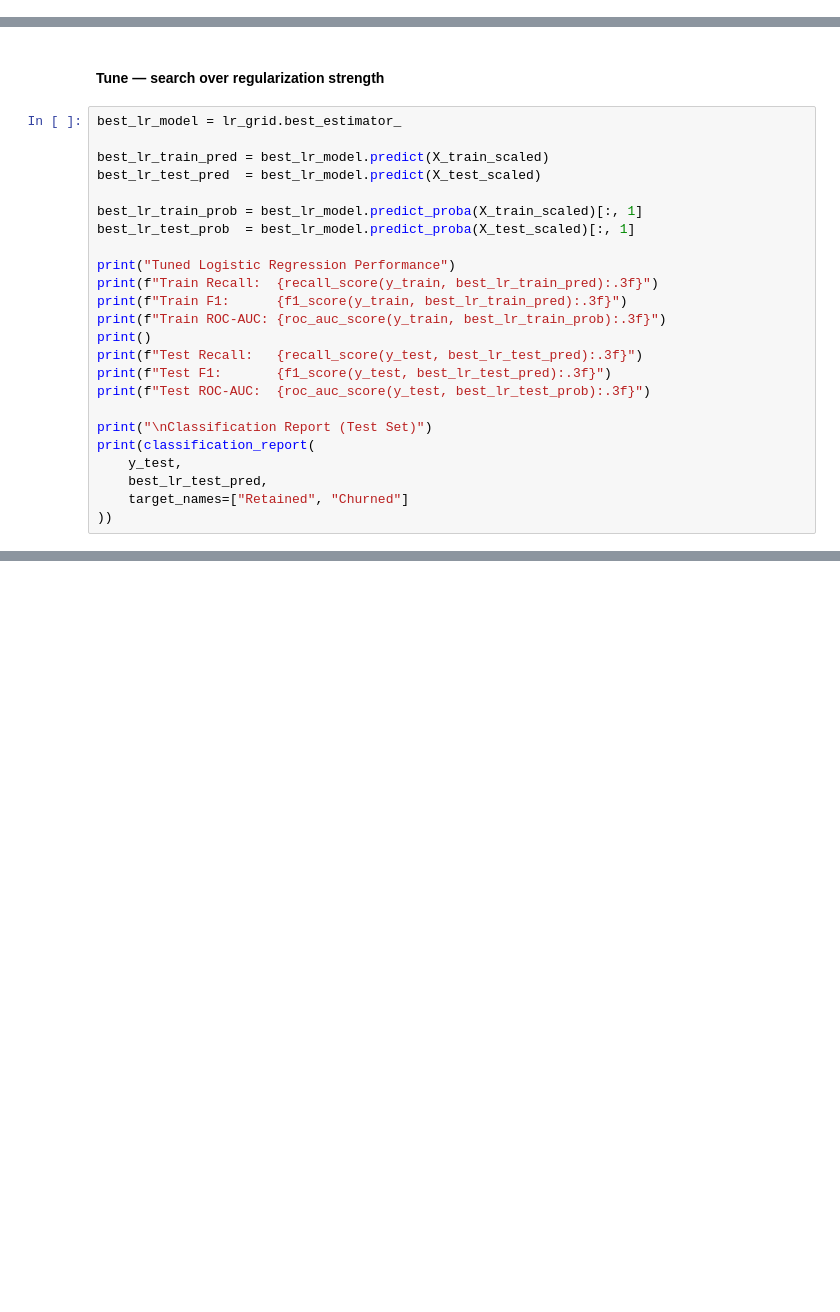
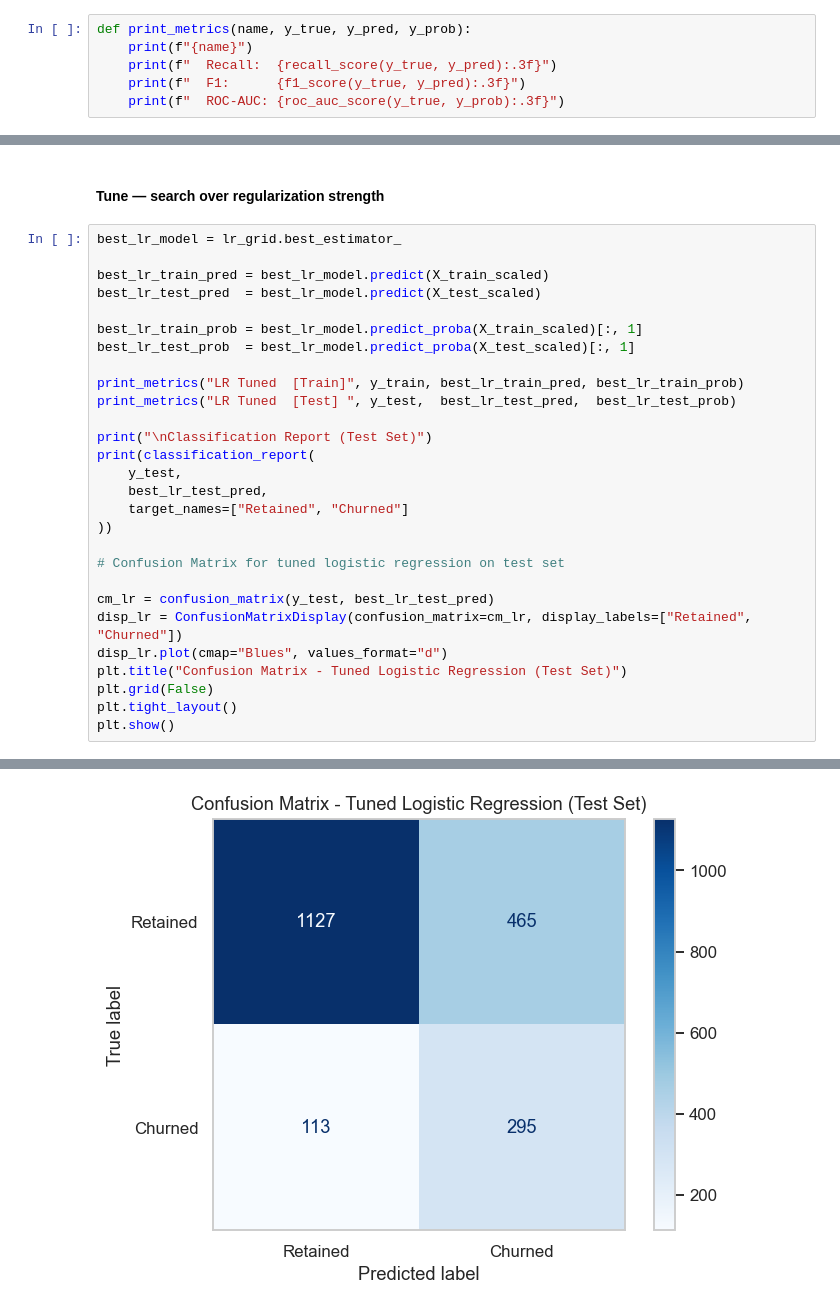
Before and after one commit to karanchampaneri/churn-project-mse446, a Jupyter notebook: notebook.ipynb, the cells around one changed output, grey strips where cells are left out. Saved outputs shown, nothing was run; the diff lists cells and outputs as text; blank space fills up the shorter version.

```diff
--- a/notebook.ipynb
+++ b/notebook.ipynb
@@ -332,3 +334,9 @@ X_train_scaled std  (CreditScore): 1.0001
+# %%
+def print_metrics(name, y_true, y_pred, y_prob):
+    print(f"{name}")
+    print(f"  Recall:  {recall_score(y_true, y_pred):.3f}")
+    print(f"  F1:      {f1_score(y_true, y_pred):.3f}")
+    print(f"  ROC-AUC: {roc_auc_score(y_true, y_prob):.3f}")
 # %% [markdown]
 ### 4.1 Logistic Regression (Baseline)
 # %% [markdown]
@@ -409,14 +411,8 @@ best_lr_test_pred  = best_lr_model.predict(X_test_scaled)
 best_lr_train_prob = best_lr_model.predict_proba(X_train_scaled)[:, 1]
 best_lr_test_prob  = best_lr_model.predict_proba(X_test_scaled)[:, 1]
 
-print("Tuned Logistic Regression Performance")
-print(f"Train Recall:  {recall_score(y_train, best_lr_train_pred):.3f}")
-print(f"Train F1:      {f1_score(y_train, best_lr_train_pred):.3f}")
-print(f"Train ROC-AUC: {roc_auc_score(y_train, best_lr_train_prob):.3f}")
-print()
-print(f"Test Recall:   {recall_score(y_test, best_lr_test_pred):.3f}")
-print(f"Test F1:       {f1_score(y_test, best_lr_test_pred):.3f}")
-print(f"Test ROC-AUC:  {roc_auc_score(y_test, best_lr_test_prob):.3f}")
+print_metrics("LR Tuned  [Train]", y_train, best_lr_train_pred, best_lr_train_prob)
+print_metrics("LR Tuned  [Test] ", y_test,  best_lr_test_pred,  best_lr_test_prob)
 
 print("\nClassification Report (Test Set)")
 print(classification_report(
@@ -424,4 +420,14 @@ print(classification_report(
     best_lr_test_pred,
     target_names=["Retained", "Churned"]
 ))
+
+# Confusion Matrix for tuned logistic regression on test set
+
+cm_lr = confusion_matrix(y_test, best_lr_test_pred)
+disp_lr = ConfusionMatrixDisplay(confusion_matrix=cm_lr, display_labels=["Retained", "Churned"])
+disp_lr.plot(cmap="Blues", values_format="d")
+plt.title("Confusion Matrix - Tuned Logistic Regression (Test Set)")
+plt.grid(False)
+plt.tight_layout()
+plt.show()
 # %% [output]
@@ -436,10 +442,11 @@ Test ROC-AUC:  0.780
 
 Classification Report (Test Set)
               precision    recall  f1-score   support
 
     Retained       0.91      0.71      0.80      1592
      Churned       0.39      0.72      0.51       408
 
     accuracy                           0.71      2000
    macro avg       0.65      0.72      0.65      2000
 weighted avg       0.80      0.71      0.74      2000
+[figure, added]
```
Also changed, not shown: parts of 29 cells of this notebook.
